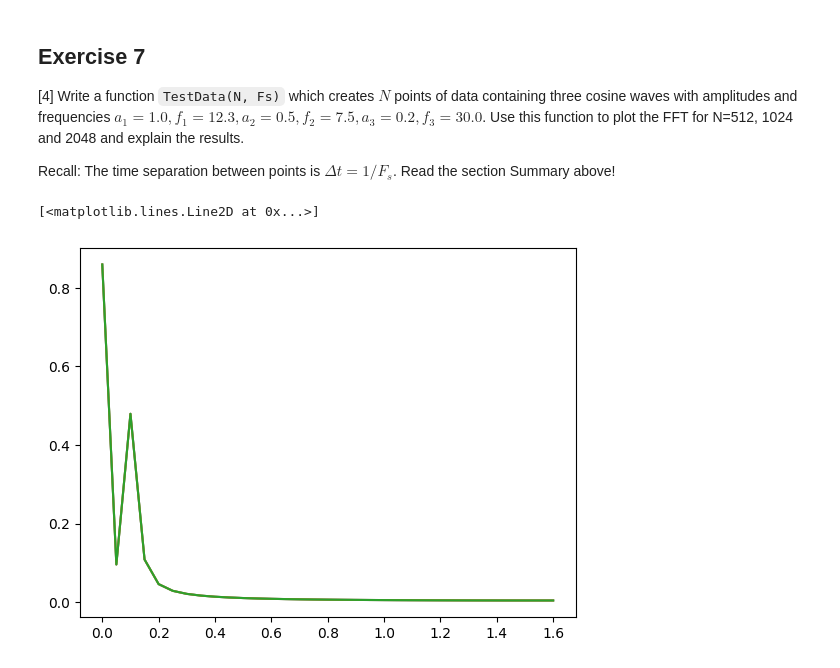
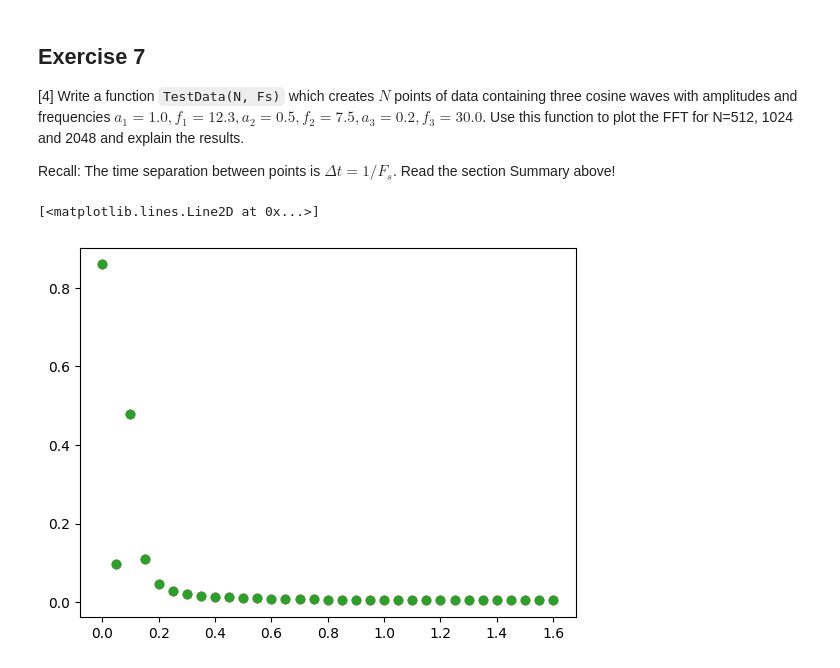
Before and after one commit to PX2145-2025/week-10-b-Williams-Carys, a Jupyter notebook: FFT.ipynb, the cells around one changed output. Cells and saved outputs as stored; diff of their text form; code cells hidden in the pictures.

```diff
--- a/FFT.ipynb
+++ b/FFT.ipynb
@@ -531,35 +531,35 @@ def TestData(N, Fs): #defining test data function
   x = a1*np.cos(2*np.pi*f1*t) + a2*np.cos(2*np.pi*f2*t) + a3*np.cos(2*np.pi*f3*t) # combining the 3 cosine waves
   return t, x
 frq_plot, X_plot  = Spectrum1(x, Fs) #recalling the previous function
-plt.plot(frq_plot, np.abs(X_plot))
+plt.plot(frq_plot, np.abs(X_plot), 'o')
 
 def TestData(N, Fs): #defining test data function
   tau = 10.0
   t = np.linspace(0, tau, N, endpoint=False)
   a1, f1 = 1, 12.3
   a2, f2 = 0.5, 7.5
   a3, f3 = 0.2, 30
   N = 1024 #changing N to see if there is a difference
   dt = 1/Fs
   Fs = N/tau
   x = a1*np.cos(2*np.pi*f1*t) + a2*np.cos(2*np.pi*f2*t) + a3*np.cos(2*np.pi*f3*t)
   return t, x
 frq_plot, X_plot  = Spectrum1(x, Fs)
-plt.plot(frq_plot, np.abs(X_plot))
+plt.plot(frq_plot, np.abs(X_plot), 'o')
 
 def TestData(N, Fs): #defining test data function
   tau = 10.0
   t = np.linspace(0, tau, N, endpoint=False)
   a1, f1 = 1, 12.3
   a2, f2 = 0.5, 7.5
   a3, f3 = 0.2, 30
   N = 2048
   dt = 1/Fs
   Fs = N/tau
   x = a1*np.cos(2*np.pi*f1*t) + a2*np.cos(2*np.pi*f2*t) + a3*np.cos(2*np.pi*f3*t)
   return t, x
 frq_plot, X_plot  = Spectrum1(x, Fs)
-plt.plot(frq_plot, np.abs(X_plot))
+plt.plot(frq_plot, np.abs(X_plot), 'o')
 # %% [output]
 [<matplotlib.lines.Line2D at 0x...>]
-[figure, old version]
+[figure, new version]
```
Also changed, not shown: parts of 2 cells of this notebook.
